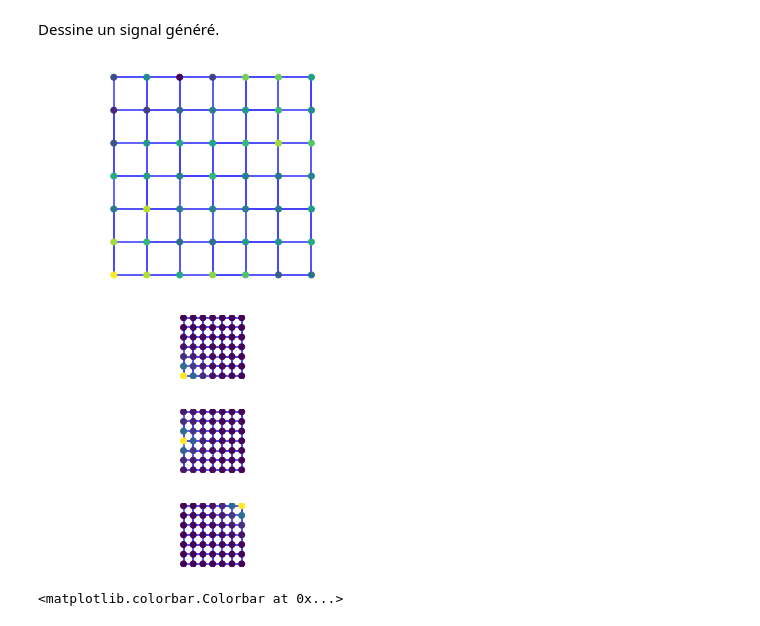
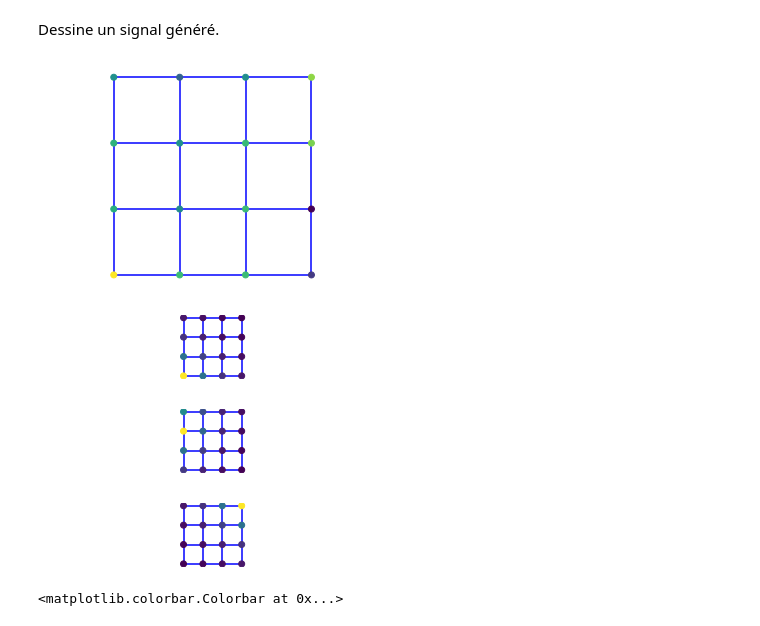
Before and after one commit to Guichaoua/AST_MVA2021, a Jupyter notebook: code/graphical_lasso/Projet - Graphical Lasso.ipynb, the cells around one changed output. Saved outputs shown, nothing was run; the diff lists cells and outputs as text; code cells hidden in the pictures.

```diff
--- a/code/graphical_lasso/Projet - Graphical Lasso.ipynb
+++ b/code/graphical_lasso/Projet - Graphical Lasso.ipynb
@@ -62,8 +62,8 @@ où $C$ est la covariance des échantillons, et $\lambda$ est le paramètre de p
 Nous allons tester le graphical lasso sur les différentes formes de graphes synthétisés afin d'évaluer ses performances.
 # %%
 # on définit un graphe par sa matrice de précision
-num_vertices = 49
-a = .8  # corrélation minimum
+num_vertices = 16
+a = 1  # corrélation minimum
 name = "ligne"
 name = "cyclique"
 name = "kvoisin"
@@ -89,9 +89,10 @@ plt.plot(np.sort(np.linalg.eigvals(L)))
 #ce qui n'est pas forcément le cas. On modifie L pour avoir des vp positives
 # c est un paramètre qui permet de jouer sur le conditionnement de la matrice de précision
 
-c = 0.1   #10% de la vp maximale est ajoutée à la diagonale
-E = np.linalg.eigvals(L)
-sigma = c*np.max(E)
+#c = 0.1   #10% de la vp maximale est ajoutée à la diagonale
+#E = np.linalg.eigvals(L)
+#sigma = c*np.max(E)
+sigma = 0.5
 P0 = L + sigma*np.eye(num_vertices)
 
 plt.plot(np.sort(np.linalg.eigvals(P0)))
@@ -132,18 +133,18 @@ Dessine un signal généré.
 # %%
 gh.dessin_graphe(P0,Vx,Vy,X[0,:])
 # %% [output]
-[figure, old version]
+[figure, new version]
 # %%
 plt.subplot(3,1,1)
 gh.dessin_graphe(P0,Vx,Vy,C0[0,:])
 plt.subplot(3,1,2)
-gh.dessin_graphe(P0,Vx,Vy,C0[num_vertices//2-3,:])
+gh.dessin_graphe(P0,Vx,Vy,C0[num_vertices//2,:])
 plt.subplot(3,1,3)
 gh.dessin_graphe(P0,Vx,Vy,C0[-1,:])
 # %% [output]
-[figure, old version]
+[figure, new version]
-[figure, old version]
+[figure, new version]
-[figure, old version]
+[figure, new version]
 # %%
 plt.subplot(1,2,1)
 plt.imshow(C0)
```
Also changed, not shown: parts of 23 cells of this notebook.
